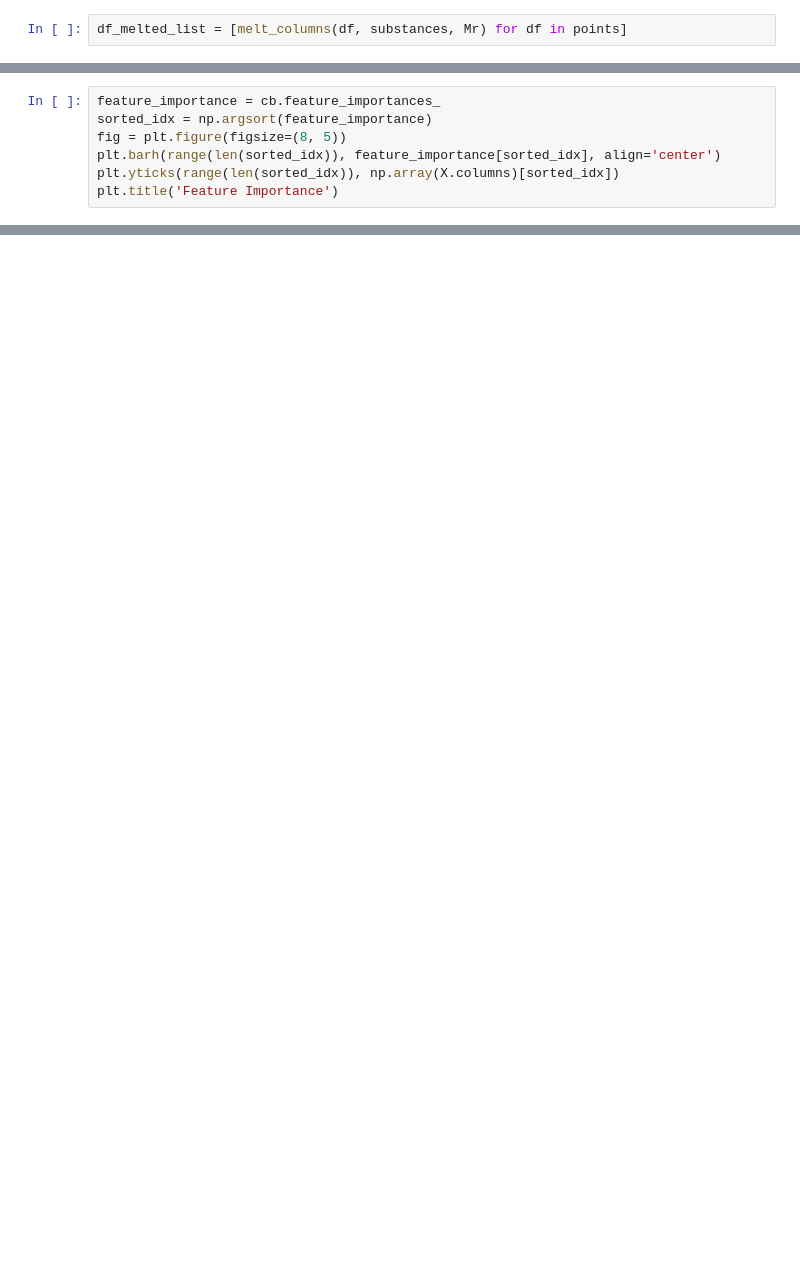
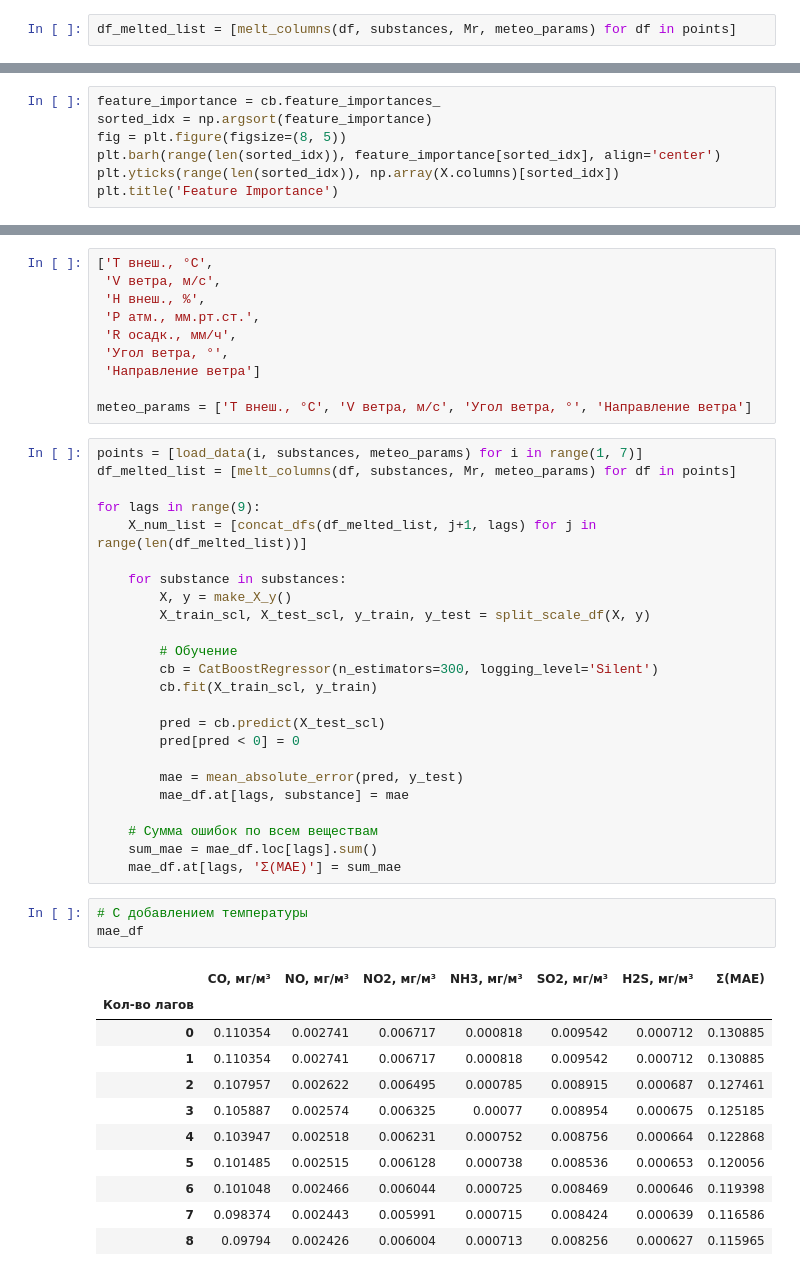
Before and after one commit to Svkhorol/Air_Pollution_Nizhnekamsk, a Jupyter notebook: notebooks/experiments_3.ipynb, the cells around one changed output, grey strips where cells are left out. Saved outputs shown, nothing was run; the diff lists cells and outputs as text; blank space fills up the shorter version.

Commit message:
model: feature engineering with time and meteo parameters

```diff
--- a/notebooks/experiments_3.ipynb
+++ b/notebooks/experiments_3.ipynb
@@ -135,5 +142,5 @@ point6 = load_data(6, substances)
 
 points = [point1, point2, point3, point4, point5, point6]
 # %%
-df_melted_list = [melt_columns(df, substances, Mr) for df in points]
+df_melted_list = [melt_columns(df, substances, Mr, meteo_params) for df in points]
 # %% [markdown]
@@ -245,0 +348,49 @@ plt.title('Feature Importance')
+# %%
+['T внеш., °C',
+ 'V ветра, м/с',
+ 'H внеш., %',
+ 'P атм., мм.рт.ст.',
+ 'R осадк., мм/ч',
+ 'Угол ветра, °',
+ 'Направление ветра']
+
+meteo_params = ['T внеш., °C', 'V ветра, м/с', 'Угол ветра, °', 'Направление ветра']
+# %%
+points = [load_data(i, substances, meteo_params) for i in range(1, 7)]
+df_melted_list = [melt_columns(df, substances, Mr, meteo_params) for df in points]
+
+for lags in range(9):
+    X_num_list = [concat_dfs(df_melted_list, j+1, lags) for j in range(len(df_melted_list))]
+
+    for substance in substances:
+        X, y = make_X_y()
+        X_train_scl, X_test_scl, y_train, y_test = split_scale_df(X, y)
+
+        # Обучение
+        cb = CatBoostRegressor(n_estimators=300, logging_level='Silent')
+        cb.fit(X_train_scl, y_train)
+
+        pred = cb.predict(X_test_scl)
+        pred[pred < 0] = 0
+
+        mae = mean_absolute_error(pred, y_test)
+        mae_df.at[lags, substance] = mae
+
+    # Сумма ошибок по всем веществам
+    sum_mae = mae_df.loc[lags].sum()
+    mae_df.at[lags, 'Σ(MAE)'] = sum_mae
+# %%
+# C добавлением температуры
+mae_df
+# %% [output]
+|  | CO, мг/м³ | NO, мг/м³ | NO2, мг/м³ | NH3, мг/м³ | SO2, мг/м³ | H2S, мг/м³ | Σ(MAE) |
+| Кол-во лагов |  |  |  |  |  |  |  |
+| 0 | 0.110354 | 0.002741 | 0.006717 | 0.000818 | 0.009542 | 0.000712 | 0.130885 |
+| 1 | 0.110354 | 0.002741 | 0.006717 | 0.000818 | 0.009542 | 0.000712 | 0.130885 |
+| 2 | 0.107957 | 0.002622 | 0.006495 | 0.000785 | 0.008915 | 0.000687 | 0.127461 |
+| 3 | 0.105887 | 0.002574 | 0.006325 | 0.00077 | 0.008954 | 0.000675 | 0.125185 |
+| 4 | 0.103947 | 0.002518 | 0.006231 | 0.000752 | 0.008756 | 0.000664 | 0.122868 |
+| 5 | 0.101485 | 0.002515 | 0.006128 | 0.000738 | 0.008536 | 0.000653 | 0.120056 |
+| 6 | 0.101048 | 0.002466 | 0.006044 | 0.000725 | 0.008469 | 0.000646 | 0.119398 |
+| 7 | 0.098374 | 0.002443 | 0.005991 | 0.000715 | 0.008424 | 0.000639 | 0.116586 |
+| 8 | 0.09794 | 0.002426 | 0.006004 | 0.000713 | 0.008256 | 0.000627 | 0.115965 |
```
Also changed, not shown: parts of 32 cells of this notebook.
